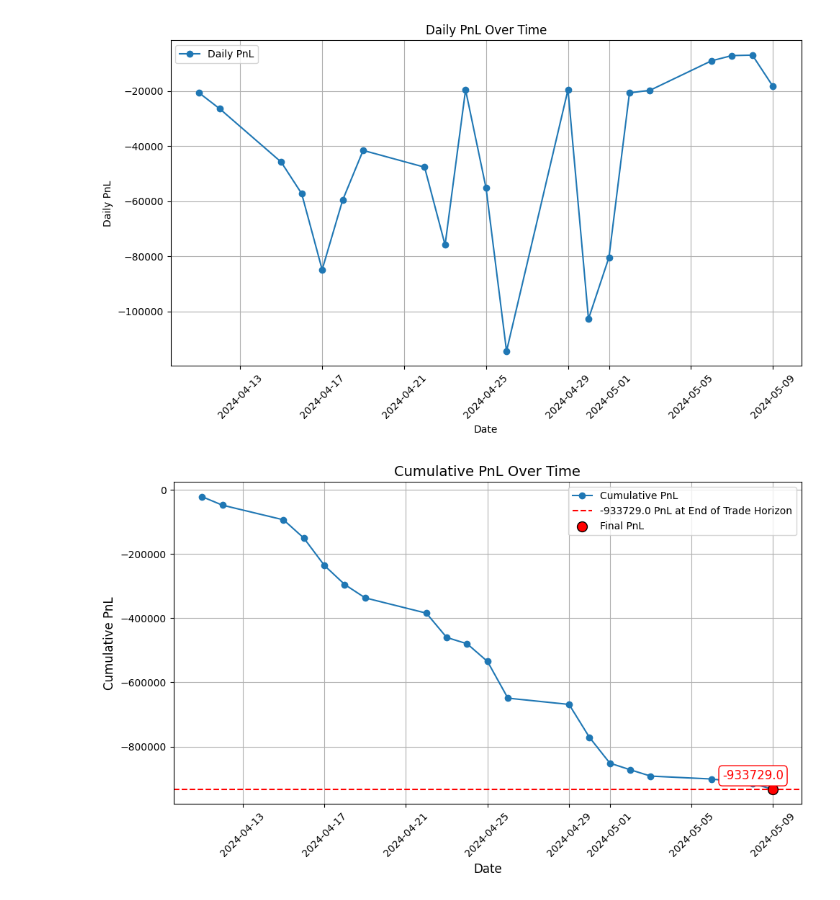
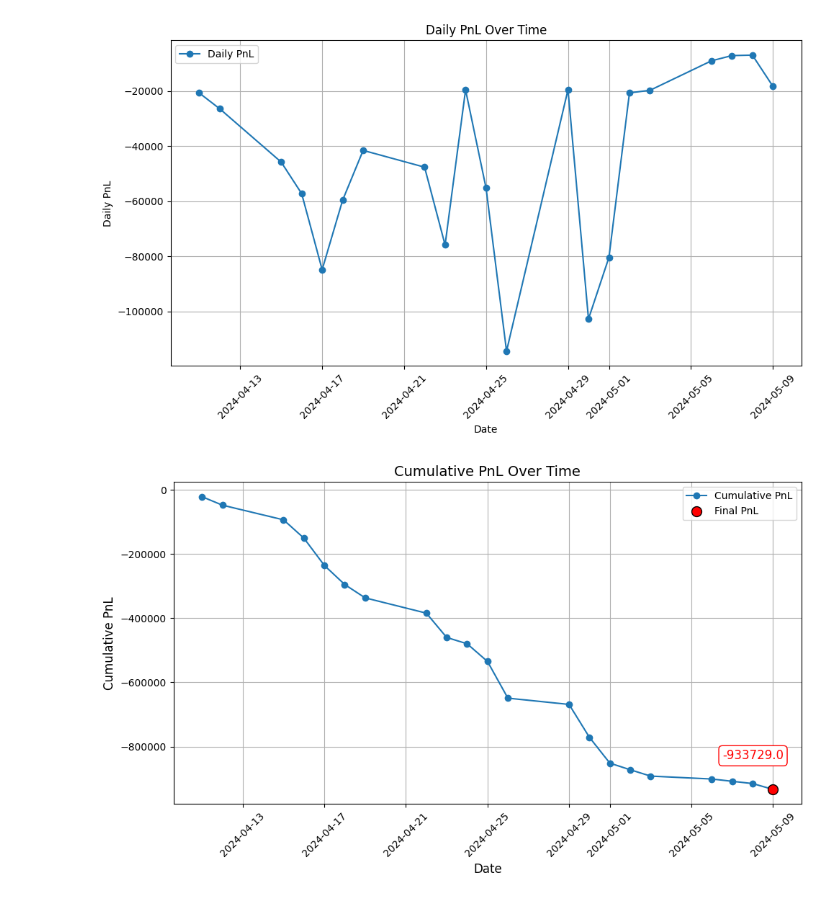
Before and after one commit to Qamil-Mirza/badss-2025-options-alpha-strategy, a Jupyter notebook: notebooks/analysis.ipynb, the cells around one changed output. Drawn from its saved outputs; the diff is of its cells as text; code cells hidden in the pictures.

```diff
--- a/notebooks/analysis.ipynb
+++ b/notebooks/analysis.ipynb
@@ -640,35 +660,32 @@ daily_pnl["Cumulative_PnL"] = daily_pnl["PnL"].cumsum()
 total_pnl = np.round(daily_pnl["Cumulative_PnL"].iloc[-1], 2)
 
 # Create the plot
 plt.figure(figsize=(10, 6))
 plt.plot(daily_pnl["Date"], daily_pnl["Cumulative_PnL"], marker='o', label="Cumulative PnL")
 
-# Add a horizontal line at the final PnL
-plt.axhline(y=total_pnl, color='r', linestyle='--', label=f"{total_pnl} PnL at End of Trade Horizon")
-
 # Highlight the final point
 plt.scatter(daily_pnl["Date"].iloc[-1], total_pnl, color='red', s=100, label="Final PnL", edgecolors='black', zorder=3)
 
 # Add annotation for the final PnL value
 plt.annotate(f"{total_pnl}",
              (daily_pnl["Date"].iloc[-1], total_pnl),
              textcoords="offset points",
-             xytext=(-20, 10),
+             xytext=(-20, 30),
              ha='center',
              fontsize=12,
              color='red',
              bbox=dict(boxstyle="round,pad=0.3", edgecolor="red", facecolor="white"))
 
 # Set labels and title
 plt.title("Cumulative PnL Over Time", fontsize=14)
 plt.xlabel("Date", fontsize=12)
 plt.ylabel("Cumulative PnL", fontsize=12)
 
 # Rotate x-axis labels for better readability
 plt.xticks(rotation=45)
 plt.legend()
 plt.grid()
 plt.tight_layout()
 plt.show()
 # %% [output]
-[figure, old version]
+[figure, new version]
```
Also changed, not shown: parts of 4 cells of this notebook, 11 other files.
